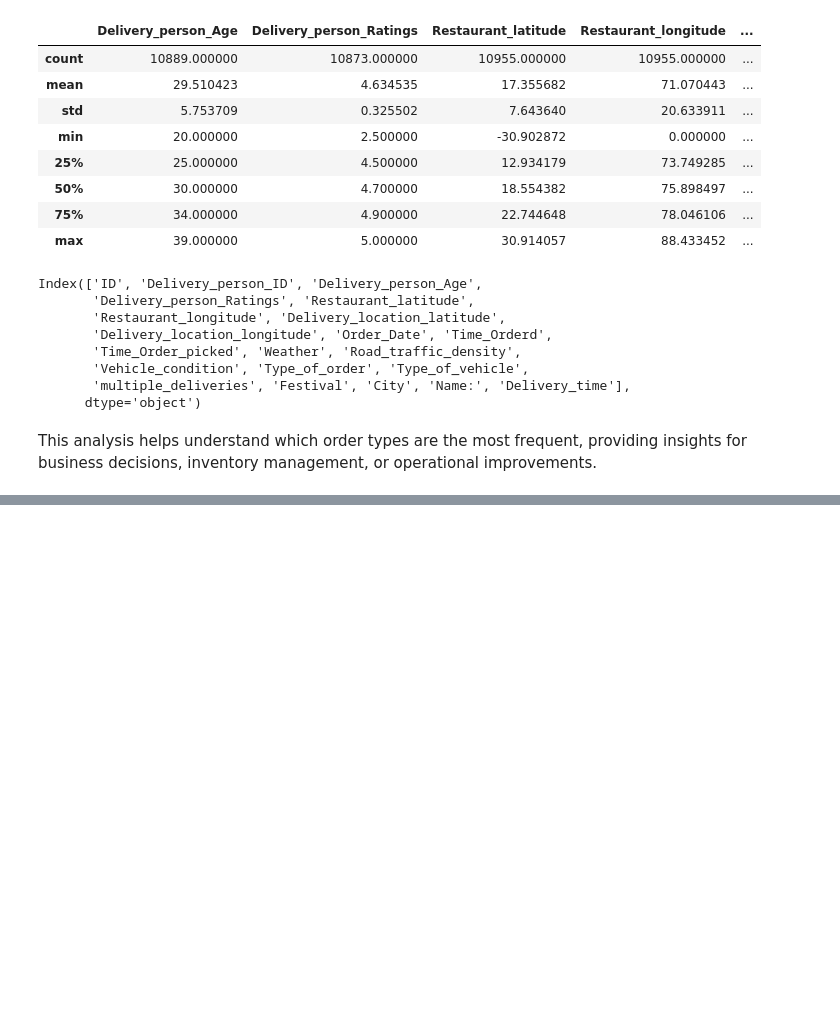
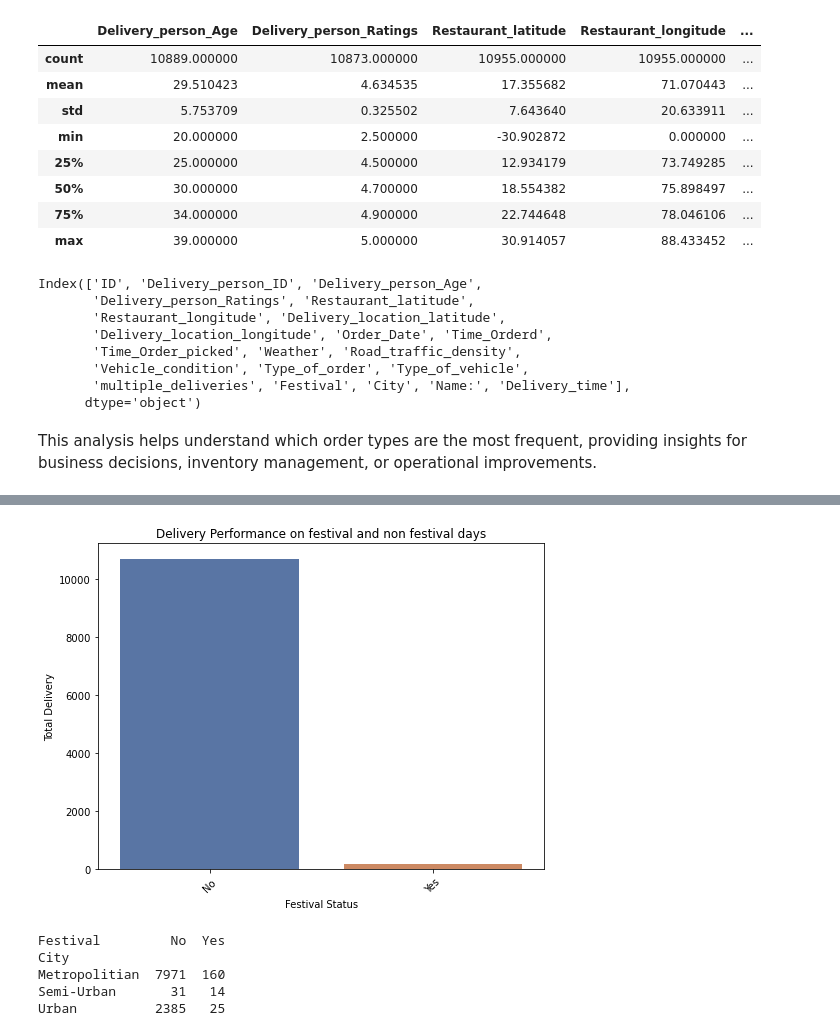
Before and after one commit to RaphaelMuthenya/Amazon-Business-Research-Analyst-Dataset, a Jupyter notebook: Amazon_Business_Research _Analyst_Dataset.ipynb, the cells around one changed output, grey strips where cells are left out. Drawn from its saved outputs; the diff is of its cells as text; code cells hidden in the pictures; blank space fills up the shorter version.

```diff
--- a/Amazon_Business_Research _Analyst_Dataset.ipynb
+++ b/Amazon_Business_Research _Analyst_Dataset.ipynb
@@ -252,0 +273,23 @@ Name: count, dtype: int64
+# %%
+# Compare delivery performance on festival and non festival days
+festival_delivery_counts = df_amazon["Festival"].value_counts()
+plt.figure(figsize=(8, 6))
+sns.barplot(x=festival_delivery_counts.index, y=festival_delivery_counts.values, palette="deep")
+plt.xticks(rotation=45)
+plt.xlabel("Festival Status")
+plt.ylabel("Total Delivery")
+plt.title("Delivery Performance on festival and non festival days")
+plt.show()
+# %% [output]
+[figure, added]
+# %%
+#Pivot table to identify each city delivery count based on ordered date and festival season
+pivot_table_df = df_amazon.pivot_table(index='City', columns='Festival', values='Road_traffic_density', aggfunc='count', fill_value=0)
+
+print(pivot_table_df)
+# %% [output]
+Festival         No  Yes
+City
+Metropolitian  7971  160
+Semi-Urban       31   14
+Urban          2385   25
```
Also changed, not shown: parts of 10 cells of this notebook.
